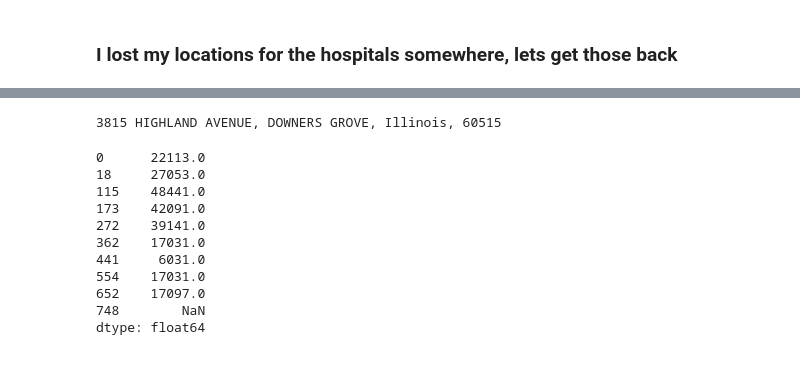
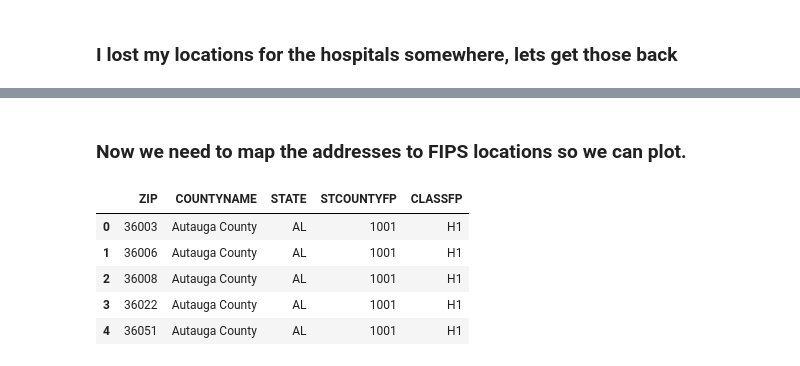
Before and after one commit to DataAndDeadlifts/CMS_Projects, a Jupyter notebook: 2018-07-26 Inpatient Investigation.ipynb, the cells around one changed output, grey strips where cells are left out. Saved outputs shown, nothing was run; the diff lists cells and outputs as text; code cells hidden in the pictures.

```diff
--- a/2018-07-26 Inpatient Investigation.ipynb
+++ b/2018-07-26 Inpatient Investigation.ipynb
@@ -262,37 +250,15 @@ hosp_merge_wloc.head()
 | 115 | ABILENE REGIONAL MEDICAL CENTER | 178 - RESPIRATORY INFECTIONS & IN... | 56629.83333 | 9800.381239 | 46829.452091 | ... |
 | 173 | ABINGTON MEMORIAL HOSPITAL | 178 - RESPIRATORY INFECTIONS & IN... | 57558.35616 | 9800.381239 | 47757.974921 | ... |
 | 272 | ADENA REGIONAL MEDICAL CENTER | 178 - RESPIRATORY INFECTIONS & IN... | 23704.52941 | 9800.381239 | 13904.148171 | ... |
-# %%
-def fipsMapper(row):
-    address = row.loc['Provider Street Address']
-    city = row.loc['Provider City']
-    state = str(us.states.lookup(row.loc['Provider State']))
-    state_fip = statefips[statefips['Name']==state]['State (FIPS)'].values.tolist()[0]
-    zipcode = str(row.loc['Provider Zip Code'])
-    hrr = row.loc['Hospital Referral Region (HRR) Description']
-    search_line = ', '.join([address,city,state,zipcode])
-    search_result = geo.google(search_line)
-    while search_result.county == None:
-        search_result = geo.google(search_line)
-
-    search_county = search_result.county
-    county_fip = countyfips[(countyfips['area_name']==search_county) & (countyfips['state_code']==state_fip)].loc[:,'county_code'].values.tolist()
-    if len(county_fip) > 0:
-        return int(str(state_fip).zfill(2)+str(county_fip[0]).zfill(3))
-    else:
-        print(search_line)
-
-hosp_merge_wloc[:10].apply(lambda row: fipsMapper(row),axis=1)
-# %% [output]
-3815 HIGHLAND AVENUE, DOWNERS GROVE, Illinois, 60515
-0      22113.0
-18     27053.0
-115    48441.0
-173    42091.0
-272    39141.0
-362    17031.0
-441     6031.0
-554    17031.0
-652    17097.0
-748        NaN
-dtype: float64
+# %% [markdown]
+### Now we need to map the addresses to FIPS locations so we can plot.
+# %%
+fips_df = pd.read_csv('./data/ZIP-COUNTY-FIPS_2011-12.csv')
+fips_df.head()
+# %% [output]
+|  | ZIP | COUNTYNAME | STATE | STCOUNTYFP | CLASSFP |
+| 0 | 36003 | Autauga County | AL | 1001 | H1 |
+| 1 | 36006 | Autauga County | AL | 1001 | H1 |
+| 2 | 36008 | Autauga County | AL | 1001 | H1 |
+| 3 | 36022 | Autauga County | AL | 1001 | H1 |
+| 4 | 36051 | Autauga County | AL | 1001 | H1 |
```
Also changed, not shown: parts of 4 cells of this notebook.
